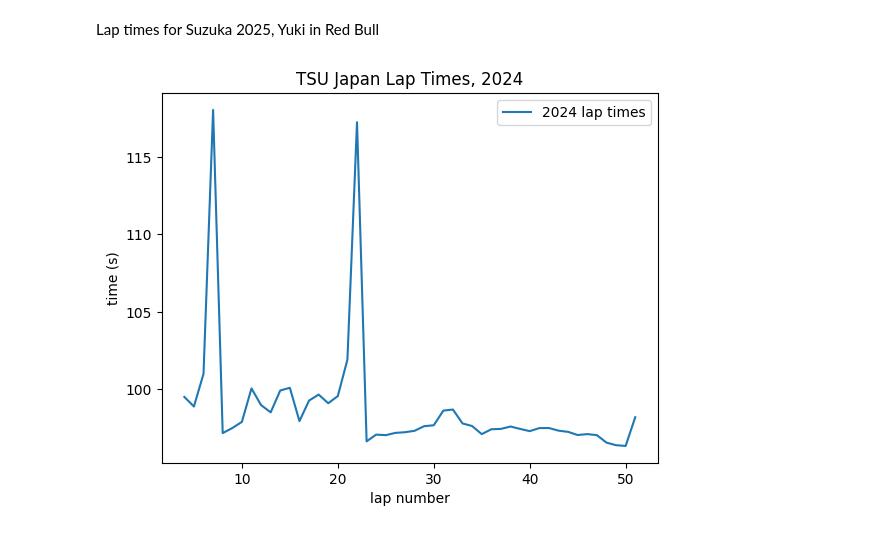
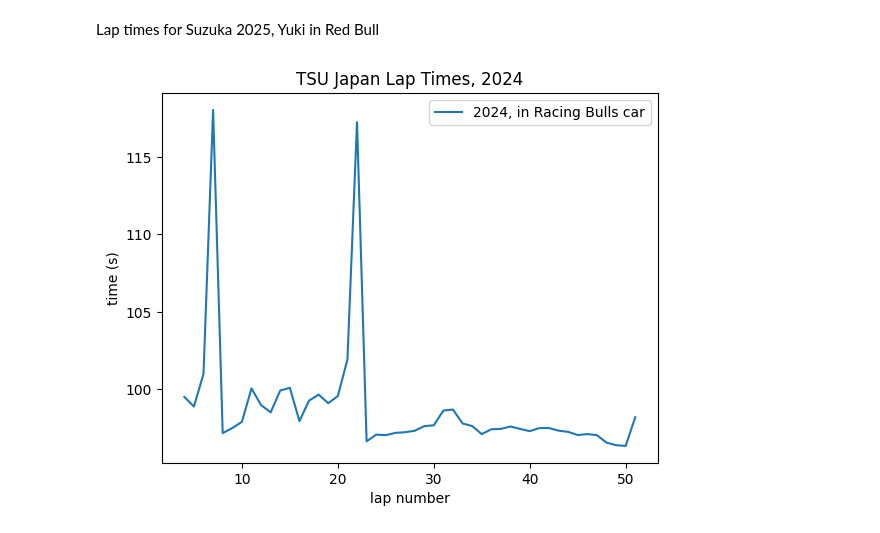
Before and after one commit to miranda0129/jupyter-notebook, a Jupyter notebook: f1-startup.ipynb, the cells around one changed output. Cells and saved outputs as stored; diff of their text form; code cells hidden in the pictures.

```diff
--- a/f1-startup.ipynb
+++ b/f1-startup.ipynb
@@ -203,20 +189,20 @@ Lap times for Suzuka 2025, Yuki in Red Bull
 # %%
 # x axis values
 x = list(range(0, 52))
 
 # plotting the points
-plt.plot(x, yuki_lap_time_s, label = "2024 lap times")
+plt.plot(x, yuki_lap_time_s, label = "2024, in Racing Bulls car")
 
 # naming the x axis
 plt.xlabel('lap number')
 # naming the y axis
 plt.ylabel('time (s)')
 
 # giving a title to my graph
 plt.title('TSU Japan Lap Times, 2024')
 plt.legend()
 
 # function to show the plot
 plt.show()
 # %% [output]
-[figure, old version]
+[figure, new version]
```
Also changed, not shown: parts of 4 cells of this notebook.
